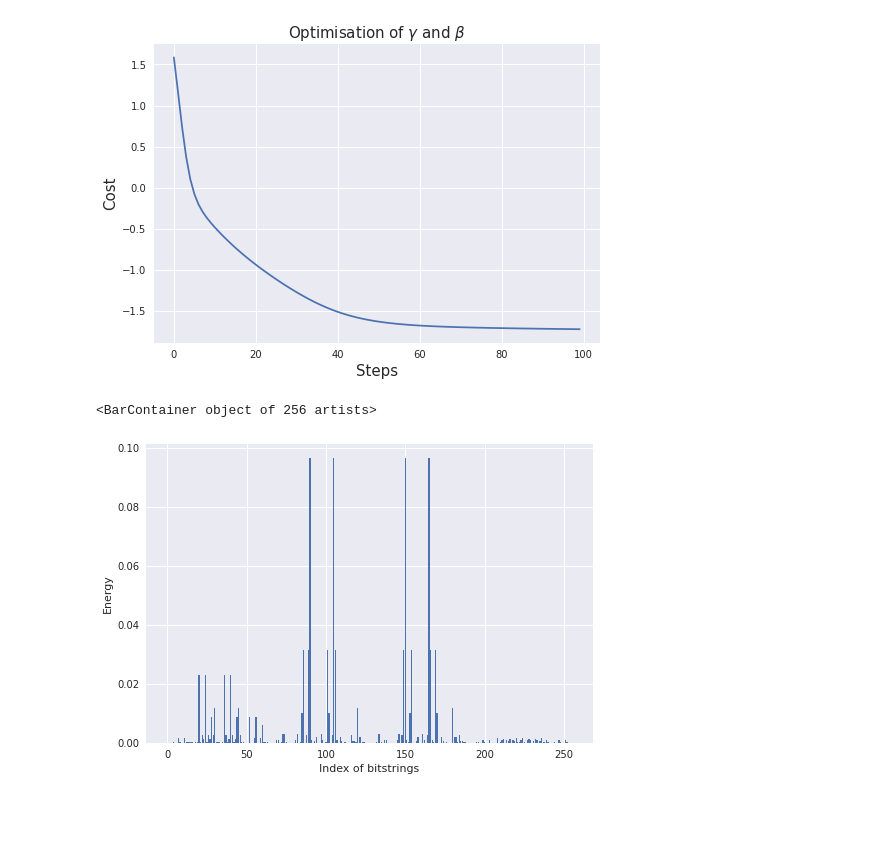
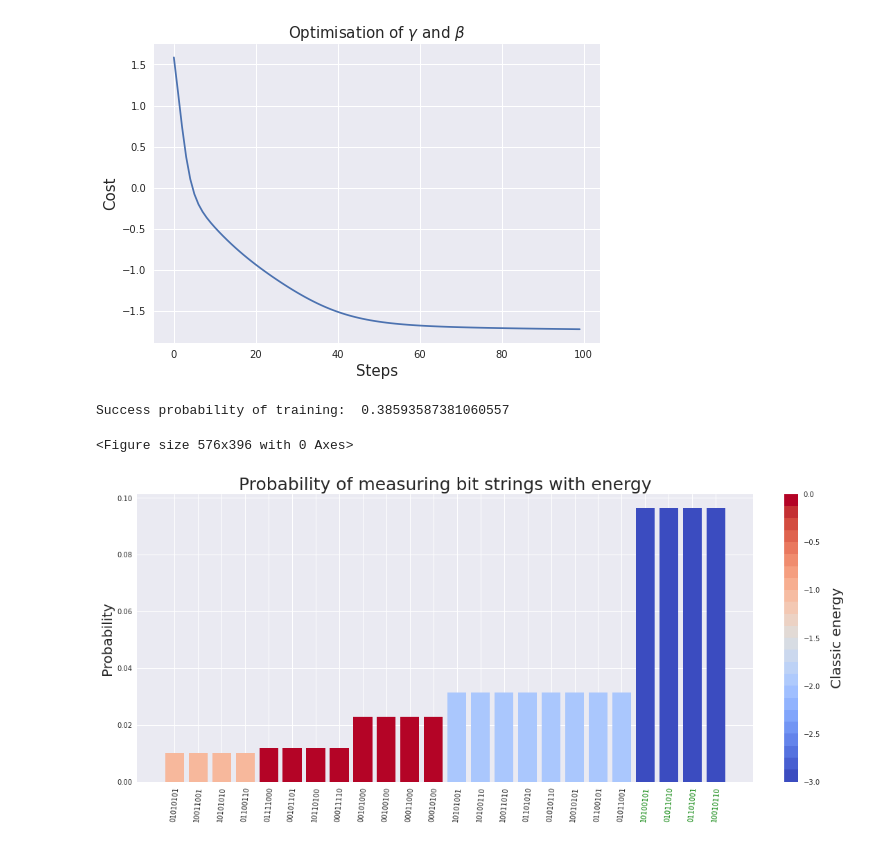
Before and after one commit to jacobljungberg/Testing_CVaR_on_QAOA, a Jupyter notebook: examples/10_HPCoordinateBasedLattice_toHamiltonian.ipynb, the cells around one changed output. Cells and saved outputs as stored; diff of their text form; code cells hidden in the pictures; blank space fills up the shorter version.

Commit message:
protein utils

```diff
--- a/examples/10_HPCoordinateBasedLattice_toHamiltonian.ipynb
+++ b/examples/10_HPCoordinateBasedLattice_toHamiltonian.ipynb
@@ -61,6 +65,7 @@ for j,i in enumerate(feasible_set):
 # %%
 # Make into Hamiltonian
 H_cost = protein_folding_hamiltonian(protein)
+num_qubits = protein.num_bits
 qubits = range(protein.num_bits)
 
 H_mixer = qaoa.x_mixer(qubits)
@@ -98,7 +103,7 @@ def qaoa_layer(gamma, beta):
 def circuit(params):     # Gamma and Beta values can be put together to be an array of parameters
     for q in qubits:     # To start in a superposition we place a Hadamard on all qubits
         qml.Hadamard(wires = q)
-    qml.layer(qaoa_layer, p, params[0], params[1])
+    qml.layer(qaoa_layer, len(params[0]), params[0], params[1])
 
 
 # If we add a expectation value we get a cost function for average cost of the cost Hamiltonian for given parameters
@@ -181,10 +186,13 @@ def probability_circuit(params):
     return qml.probs(wires=qubits)
 
 probs = probability_circuit(best_params_optimisation)
-plt.style.use("seaborn")
-plt.ylabel('Energy')
-plt.xlabel('Index of bitstrings')
-plt.bar(range(2 ** len(qubits)), probs)
-# %% [output]
-<BarContainer object of 256 artists>
-[figure, removed]
+# %%
+# Fancy plot, the one above is unclar if we succeeded
+ground_energy, ground_states_i = get_ground_states_i(feasible_set, H_cost) # get the ground states
+
+print('Success probability of training: ', np.sum(probs[ground_states_i]))
+plot_probs_with_energy(probs, num_qubits, H_cost, ground_states_i) # plot probability over bitstrings
+# %% [output]
+Success probability of training:  0.38593587381060557
+<Figure size 576x396 with 0 Axes>
+[figure, added]
```
Also changed, not shown: parts of 5 cells of this notebook, 1 other file.
